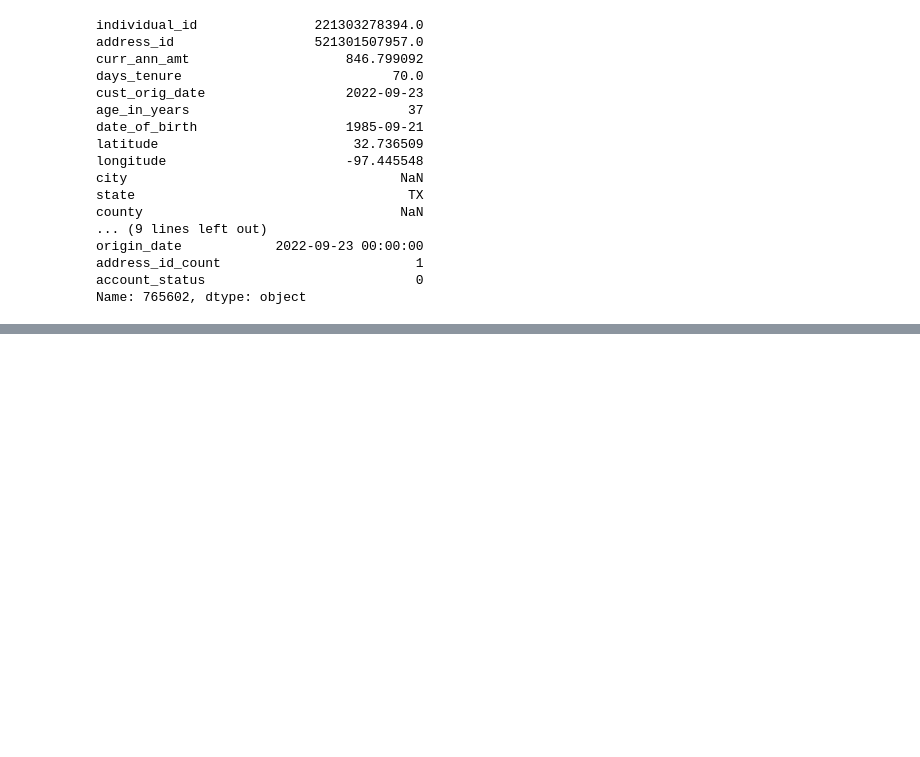
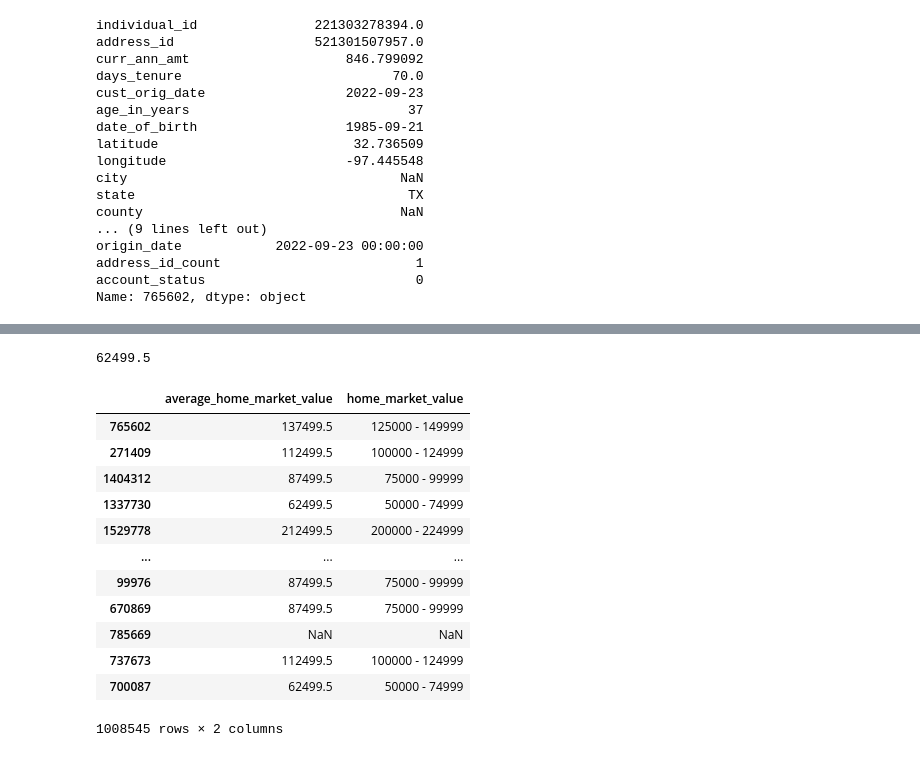
Before and after one commit to sasankjampana8/Customer-Churn-Prediction, a Jupyter notebook: test.ipynb, the cells around one changed output, grey strips where cells are left out. Saved outputs shown, nothing was run; the diff lists cells and outputs as text; code cells hidden in the pictures; blank space fills up the shorter version.

```diff
--- a/test.ipynb
+++ b/test.ipynb
@@ -251,0 +437,33 @@ Name: 765602, dtype: object
+# %%
+(start, end) = df['home_market_value'][0].split(' - ')
+start, end
+(float(start) + float(end))/2
+# %% [output]
+62499.5
+# %%
+import numpy as np
+
+def calculate_average(value):
+    if isinstance(value, str) and ' - ' in value:
+        start, end = value.split(' - ')  # Split the value into start and end
+        return (float(start) + float(end)) / 2  # Calculate and return the average
+    else:
+        return np.nan  # Return NaN for invalid values
+
+df['average_home_market_value'] = df['home_market_value'].apply(calculate_average)
+# %%
+df[['average_home_market_value', 'home_market_value']]
+# %% [output]
+|  | average_home_market_value | home_market_value |
+| 765602 | 137499.5 | 125000 - 149999 |
+| 271409 | 112499.5 | 100000 - 124999 |
+| 1404312 | 87499.5 | 75000 - 99999 |
+| 1337730 | 62499.5 | 50000 - 74999 |
+| 1529778 | 212499.5 | 200000 - 224999 |
+| ... | ... | ... |
+| 99976 | 87499.5 | 75000 - 99999 |
+| 670869 | 87499.5 | 75000 - 99999 |
+| 785669 | NaN | NaN |
+| 737673 | 112499.5 | 100000 - 124999 |
+| 700087 | 62499.5 | 50000 - 74999 |
+1008545 rows × 2 columns
```
Also changed, not shown: parts of 27 cells of this notebook.
